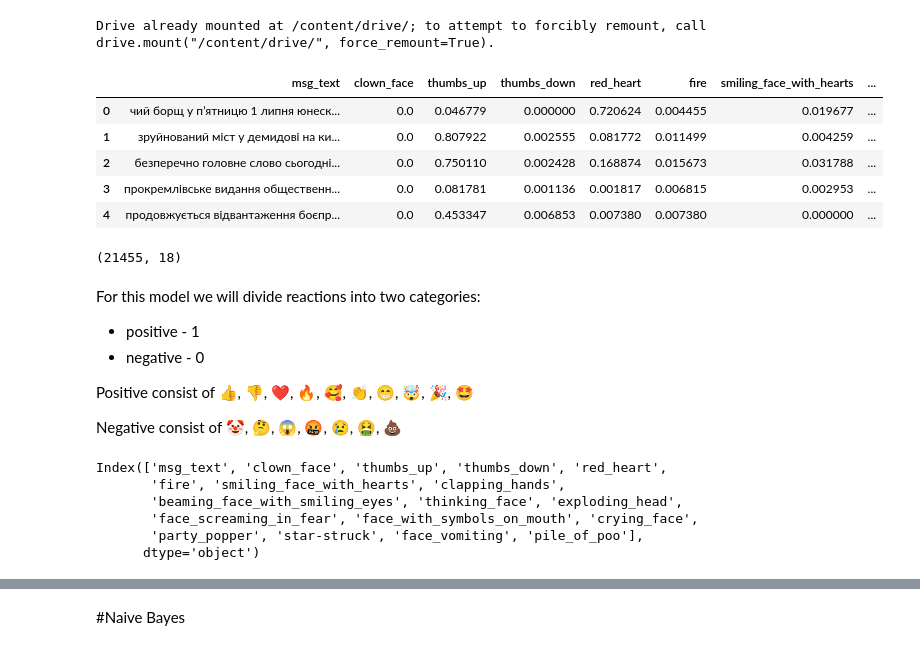
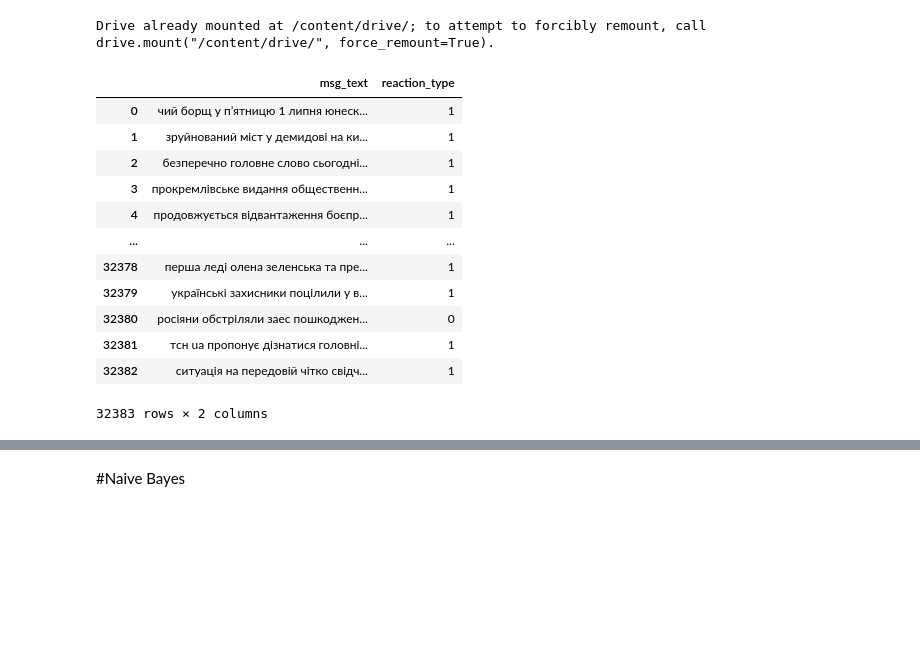
Before and after one commit to KosukhaOlexandr/reactions_prediction, a Jupyter notebook: reactions_prediction_model.ipynb, the cells around one changed output, grey strips where cells are left out. Drawn from its saved outputs; the diff is of its cells as text; code cells hidden in the pictures; blank space fills up the shorter version.

```diff
--- a/reactions_prediction_model.ipynb
+++ b/reactions_prediction_model.ipynb
@@ -8,40 +8,21 @@ Drive already mounted at /content/drive/; to attempt to forcibly remount, call d
 # %%
 import pandas as pd
 
-with open('/content/drive/MyDrive/reaction_prediction/tsn_reactions_dataset.csv') as f:
+with open('/content/drive/MyDrive/reaction_prediction/concatenated_pos_neg.csv') as f:
   data = pd.read_csv(f, index_col = 0)
-
-with open('/content/drive/My Drive/reaction_prediction/tsn_reactions_dataset_from_2_jul.csv') as f:
-  data_from_2_jul = pd.read_csv(f, index_col = 0)
-# %%
-data = pd.concat([data.reset_index(drop=True), data_from_2_jul.reset_index(drop=True)], axis = 0)
 # %%
-data.head()
+data
 # %% [output]
-|  | msg_text | clown_face | thumbs_up | thumbs_down | red_heart | fire | smiling_face_with_hearts | ... |
-| 0 | чий борщ у п’ятницю 1 липня юнеск... | 0.0 | 0.046779 | 0.000000 | 0.720624 | 0.004455 | 0.019677 | ... |
-| 1 | зруйнований міст у демидові на ки... | 0.0 | 0.807922 | 0.002555 | 0.081772 | 0.011499 | 0.004259 | ... |
-| 2 | безперечно головне слово сьогодні... | 0.0 | 0.750110 | 0.002428 | 0.168874 | 0.015673 | 0.031788 | ... |
-| 3 | прокремлівське видання общественн... | 0.0 | 0.081781 | 0.001136 | 0.001817 | 0.006815 | 0.002953 | ... |
-| 4 | продовжується відвантаження боєпр... | 0.0 | 0.453347 | 0.006853 | 0.007380 | 0.007380 | 0.000000 | ... |
+|  | msg_text | reaction_type |
+| 0 | чий борщ у п’ятницю 1 липня юнеск... | 1 |
+| 1 | зруйнований міст у демидові на ки... | 1 |
+| 2 | безперечно головне слово сьогодні... | 1 |
+| 3 | прокремлівське видання общественн... | 1 |
+| 4 | продовжується відвантаження боєпр... | 1 |
+| ... | ... | ... |
+| 32378 | перша леді олена зеленська та пре... | 1 |
+| 32379 | українські захисники поцілили у в... | 1 |
+| 32380 | росіяни обстріляли заес пошкоджен... | 0 |
+| 32381 | тсн ua пропонує дізнатися головні... | 1 |
+| 32382 | ситуація на передовій чітко свідч... | 1 |
+32383 rows × 2 columns
-# %%
-data.shape
-# %% [output]
-(21455, 18)
-# %% [markdown]
-For this model we will divide reactions into two categories:
-- positive - 1
-- negative - 0
-
-Positive consist of 👍, 👎, ❤, 🔥, 🥰, 👏, 😁, 🤯, 🎉, 🤩
-
-Negative consist of 🤡, 🤔, 😱, 🤬, 😢, 🤮, 💩
-# %%
-data.columns
-# %% [output]
-Index(['msg_text', 'clown_face', 'thumbs_up', 'thumbs_down', 'red_heart',
-       'fire', 'smiling_face_with_hearts', 'clapping_hands',
-       'beaming_face_with_smiling_eyes', 'thinking_face', 'exploding_head',
-       'face_screaming_in_fear', 'face_with_symbols_on_mouth', 'crying_face',
-       'party_popper', 'star-struck', 'face_vomiting', 'pile_of_poo'],
-      dtype='object')
```
Also changed, not shown: parts of 27 cells of this notebook.
